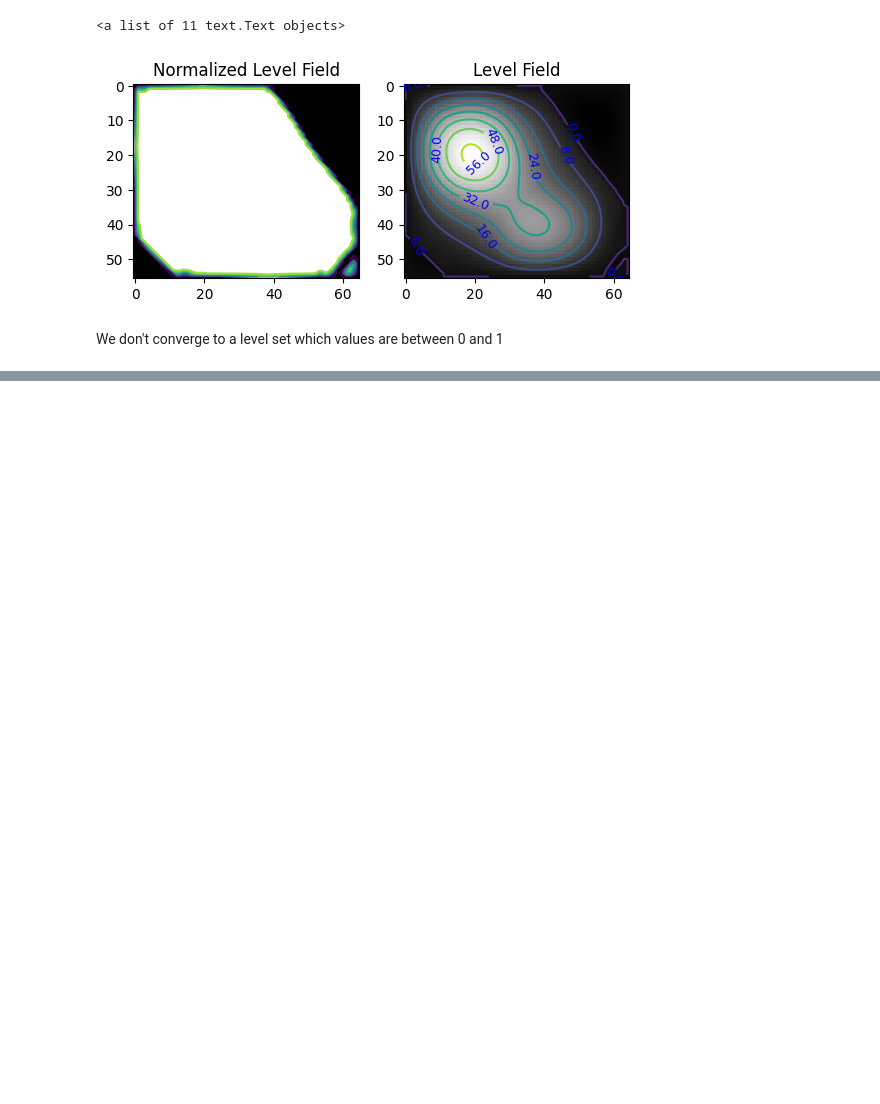
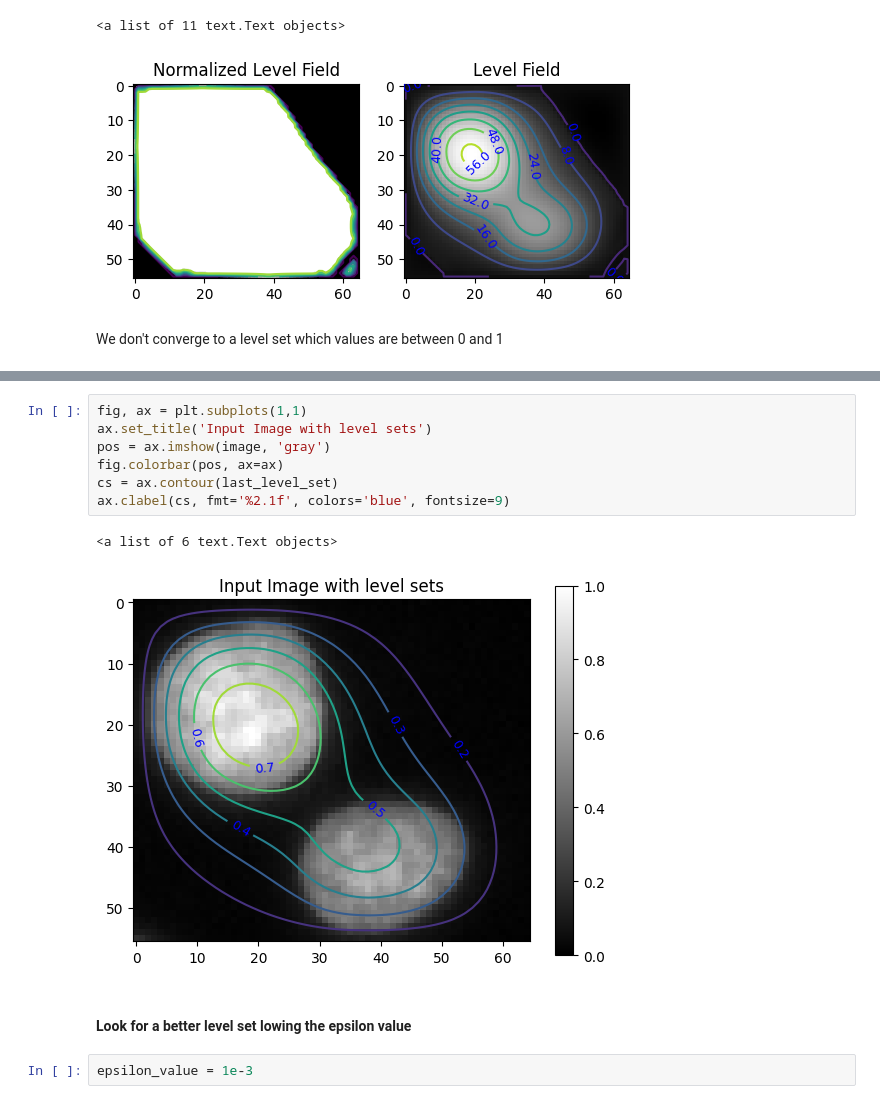
Before and after one commit to laufuentes/medical-image-project, a Jupyter notebook: test_GCS.ipynb, the cells around one changed output, grey strips where cells are left out. Drawn from its saved outputs; the diff is of its cells as text; blank space fills up the shorter version.

```diff
--- a/test_GCS.ipynb
+++ b/test_GCS.ipynb
@@ -87,0 +119,14 @@ last_level_set, last_level_set_no_normalized = segmentator.run()
+# %%
+fig, ax = plt.subplots(1,1)
+ax.set_title('Input Image with level sets')
+pos = ax.imshow(image, 'gray')
+fig.colorbar(pos, ax=ax)
+cs = ax.contour(last_level_set)
+ax.clabel(cs, fmt='%2.1f', colors='blue', fontsize=9)
+# %% [output]
+<a list of 6 text.Text objects>
+[figure, added]
+# %% [markdown]
+#### Look for a better level set lowing the epsilon value
+# %%
+epsilon_value = 1e-3
```
Also changed, not shown: parts of 10 cells of this notebook, 4 other files.
